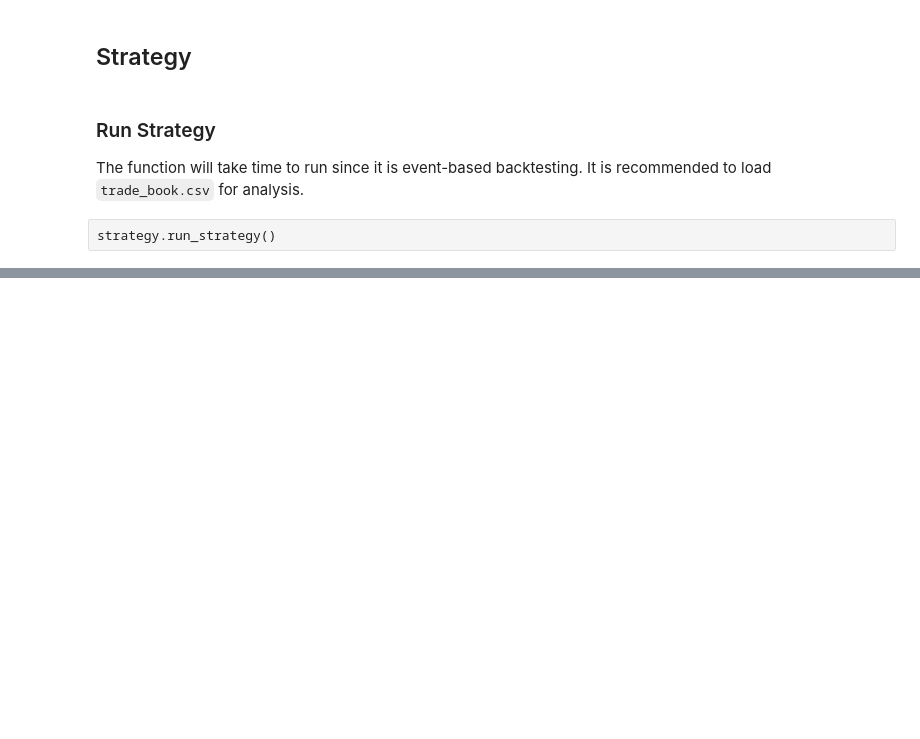
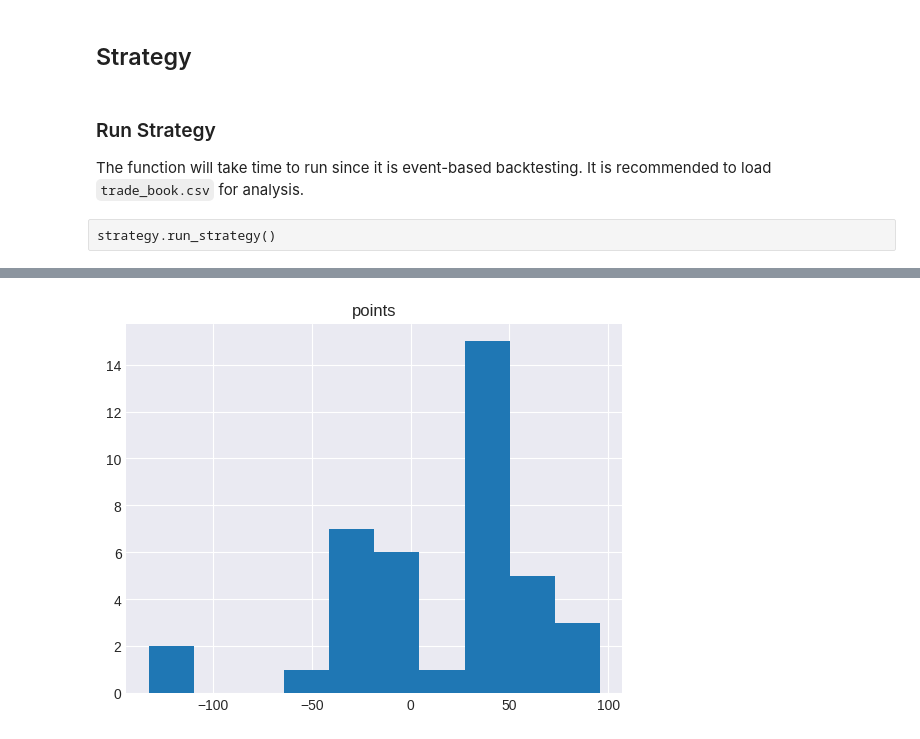
Before and after one commit to rm-21/options_backtest, a Jupyter notebook: options_backtest/backtest.ipynb, the cells around one changed output, grey strips where cells are left out. Saved outputs shown, nothing was run; the diff lists cells and outputs as text; code cells hidden in the pictures; blank space fills up the shorter version.

```diff
--- a/options_backtest/backtest.ipynb
+++ b/options_backtest/backtest.ipynb
@@ -120,0 +169,4 @@ trade_book
+# %%
+pnl.hist();
+# %% [output]
+[figure, added]
```
Also changed, not shown: parts of 14 cells of this notebook, 8 other files.
